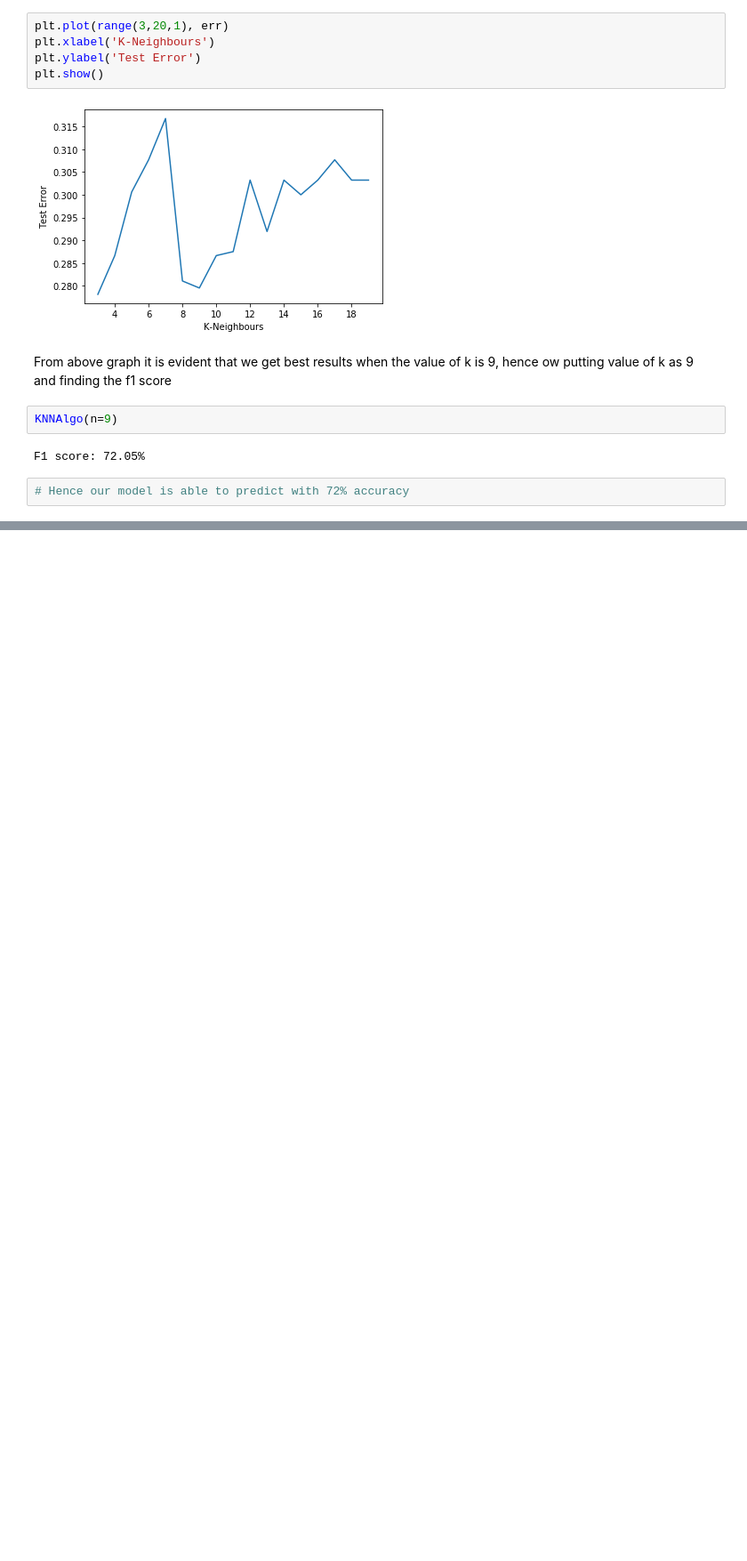
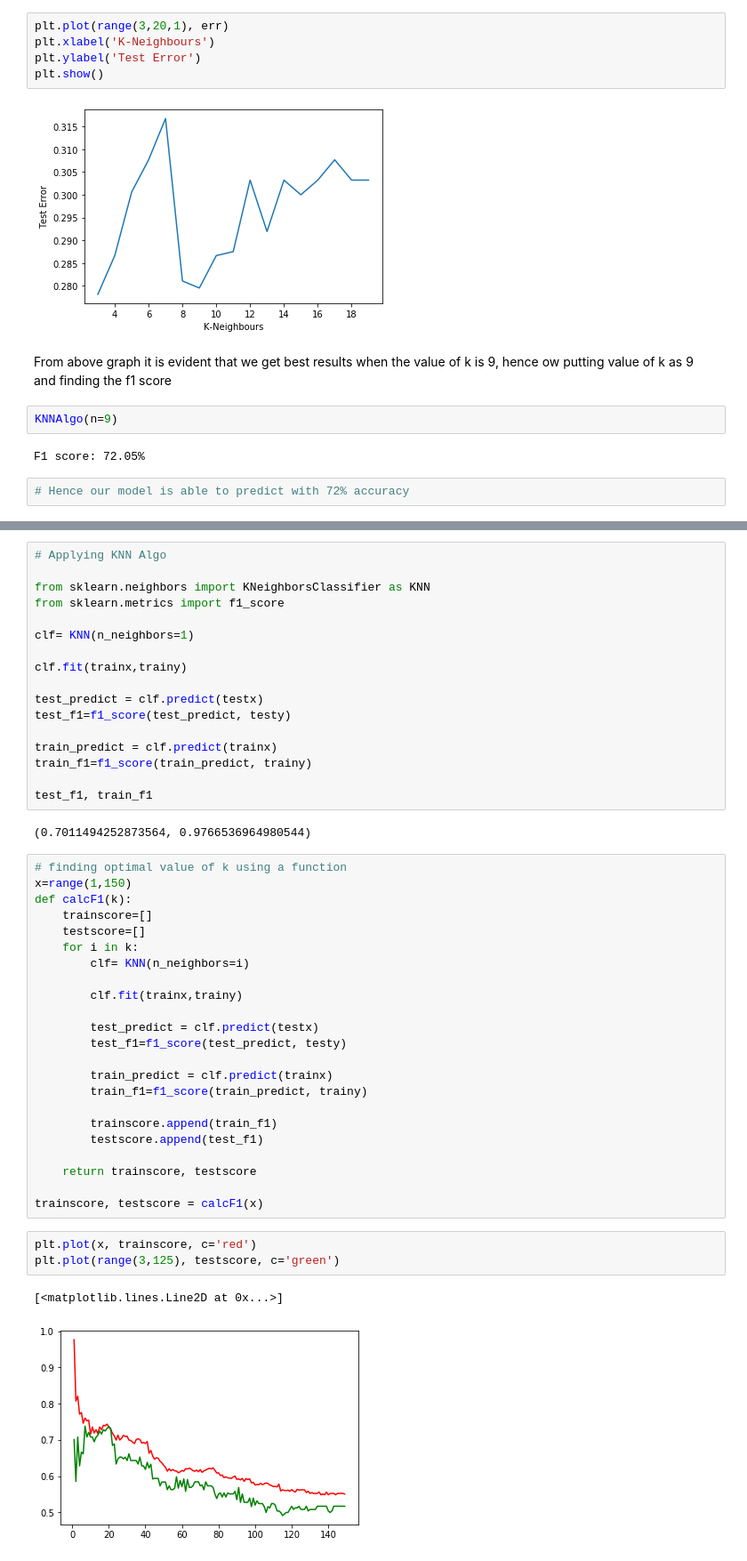
Before and after one commit to vinaykumar7686/Titanic_Tragedy_Survival_Prediction_Model, a Jupyter notebook: titanic_survival_prediction.ipynb, the cells around one changed output, grey strips where cells are left out. Shown at 89% size. Cells and saved outputs as stored; diff of their text form; blank space fills up the shorter version.

Commit message:
Visualisation of concept of Under,Over and Best Fitting

```diff
--- a/titanic_survival_prediction.ipynb
+++ b/titanic_survival_prediction.ipynb
@@ -294,0 +349,48 @@ F1 score: 72.05%
+# %%
+# Applying KNN Algo
+
+from sklearn.neighbors import KNeighborsClassifier as KNN
+from sklearn.metrics import f1_score
+
+clf= KNN(n_neighbors=1)
+
+clf.fit(trainx,trainy)
+
+test_predict = clf.predict(testx)
+test_f1=f1_score(test_predict, testy)
+
+train_predict = clf.predict(trainx)
+train_f1=f1_score(train_predict, trainy)
+
+test_f1, train_f1
+# %% [output]
+(0.7011494252873564, 0.9766536964980544)
+# %%
+# finding optimal value of k using a function
+x=range(1,150)
+def calcF1(k):
+    trainscore=[]
+    testscore=[]
+    for i in k:
+        clf= KNN(n_neighbors=i)
+
+        clf.fit(trainx,trainy)
+
+        test_predict = clf.predict(testx)
+        test_f1=f1_score(test_predict, testy)
+
+        train_predict = clf.predict(trainx)
+        train_f1=f1_score(train_predict, trainy)
+
+        trainscore.append(train_f1)
+        testscore.append(test_f1)
+
+    return trainscore, testscore
+
+trainscore, testscore = calcF1(x)
+# %%
+plt.plot(x, trainscore, c='red')
+plt.plot(range(3,125), testscore, c='green')
+# %% [output]
+[<matplotlib.lines.Line2D at 0x...>]
+[figure, added]
```
Also changed, not shown: parts of 10 cells of this notebook, 2 other files.
